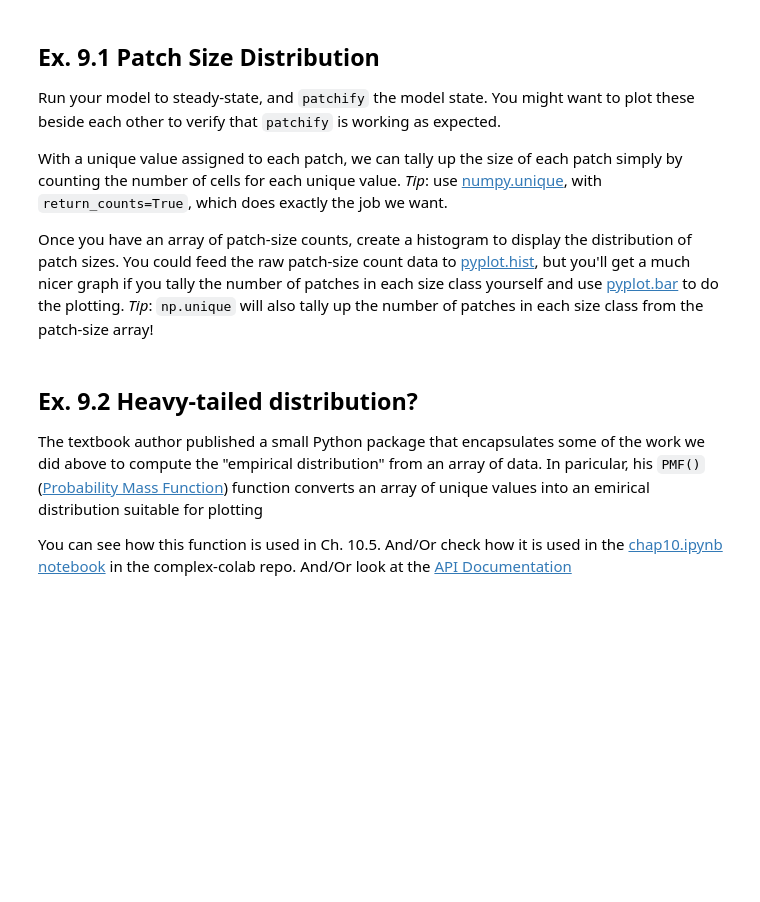
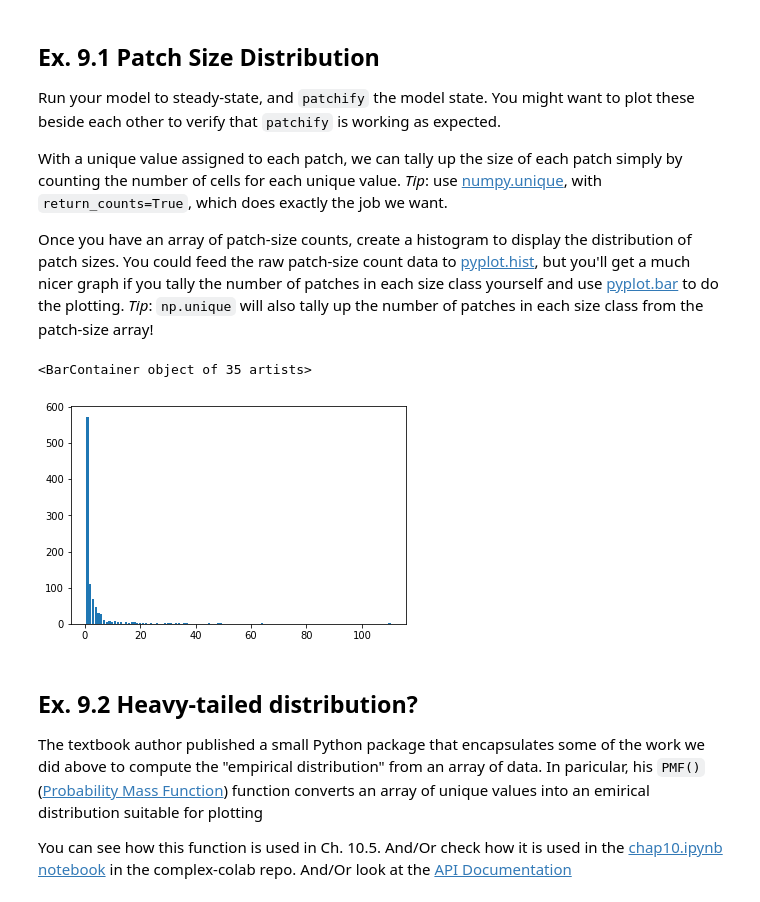
Before and after one commit to owengenge/cap-comp215, a Jupyter notebook: labs/lab07.ipynb, the cells around one changed output. Drawn from its saved outputs; the diff is of its cells as text; code cells hidden in the pictures; blank space fills up the shorter version.

```diff
--- a/labs/lab07.ipynb
+++ b/labs/lab07.ipynb
@@ -406,18 +406,22 @@ You could feed the raw patch-size count data to [pyplot.hist](https://matplotlib
 # %%
 # Ex. 9.1 here
 
 forest = ForestFire(100)
 for i in range(250):
   forest.step()
 
 steady = forest.array
 
 patched = patchify(steady, forest.OCCUPIED)
 
-a, b = np.unique(patched, return_counts=True)
-patch = a[1:]
-counts = b[1:]
-#plt.bar(patch, counts)
+patch, counts = np.unique(patched[patched>0], return_counts=True)
+
+patch, counts = np.unique(counts, return_counts=True)
+
+plt.bar(patch, counts)
+# %% [output]
+<BarContainer object of 35 artists>
+[figure, added]
 # %% [markdown]
 ## Ex. 9.2 Heavy-tailed distribution?
 The textbook author published a small Python package that encapsulates some of the work we did above to compute the "empirical distribution" from an array of data.  In paricular, his `PMF()` ([Probability Mass Function](https://en.wikipedia.org/wiki/Probability_mass_function)) function converts an array of unique values into an emirical distribution suitable for plotting
```
Also changed, not shown: parts of 2 cells of this notebook.
